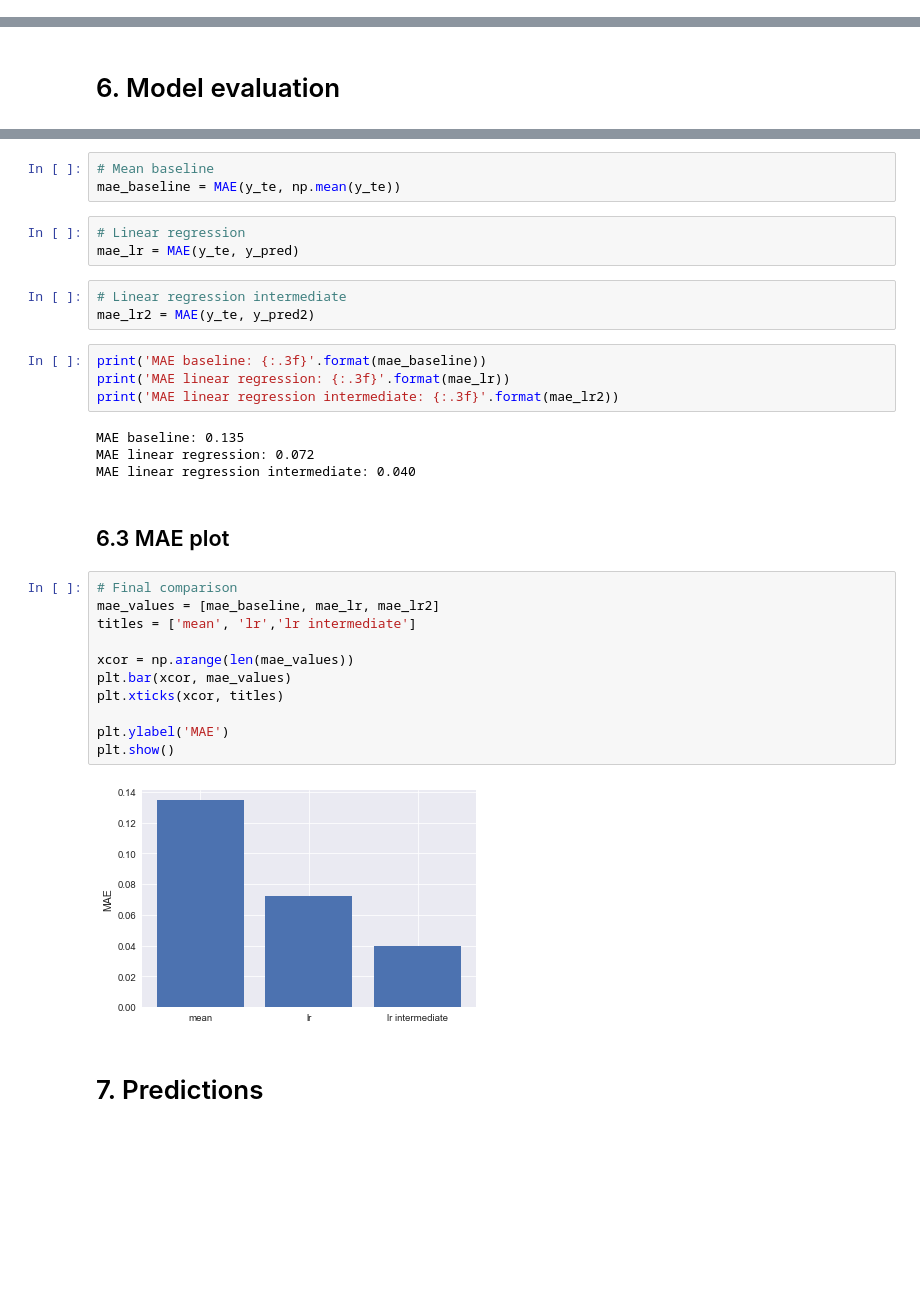
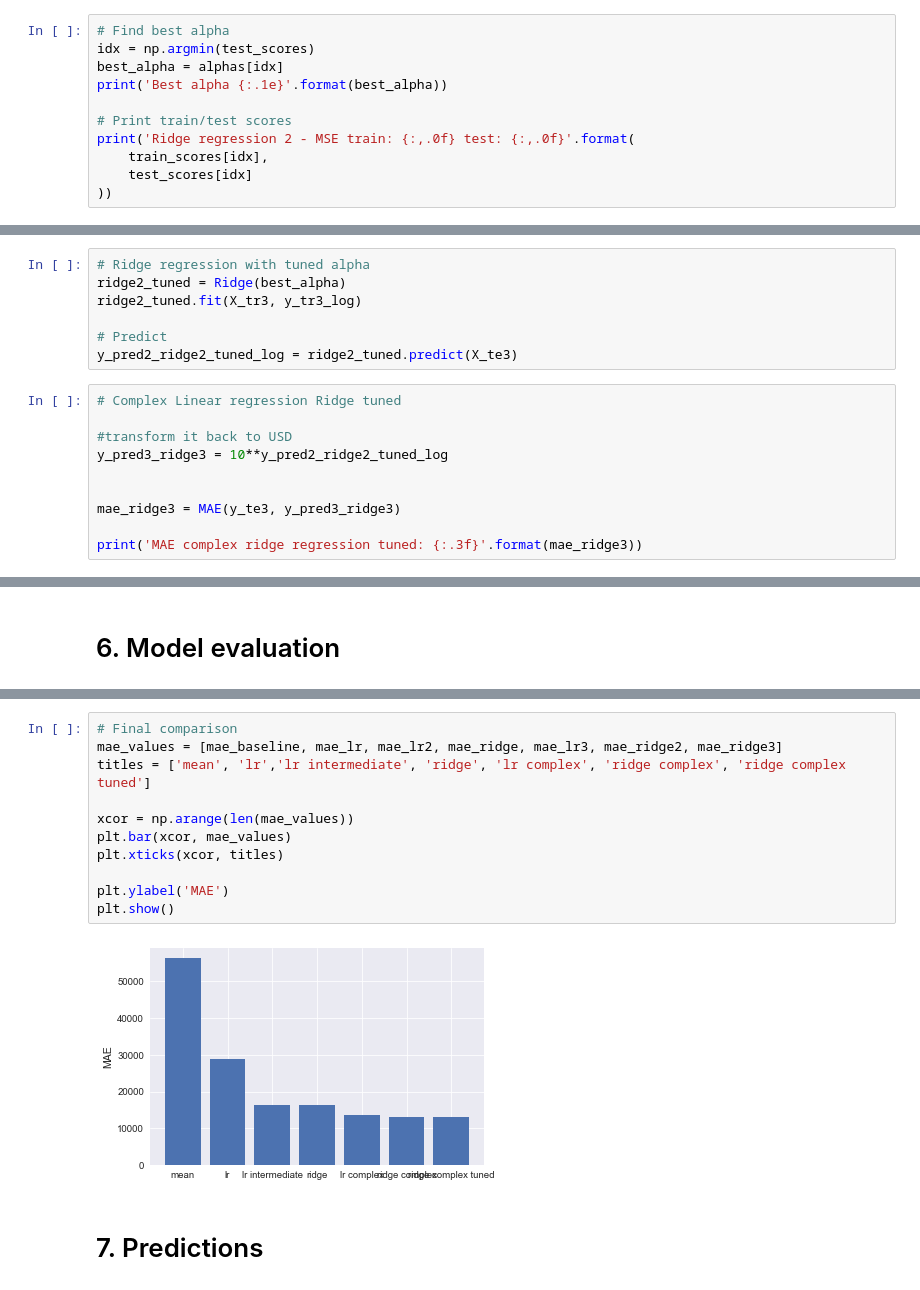
Before and after one commit to daviddapaz/Python, a Jupyter notebook: house-prices-solution.ipynb, the cells around one changed output, grey strips where cells are left out. Cells and saved outputs as stored; diff of their text form; blank space fills up the shorter version.

```diff
--- a/house-prices-solution.ipynb
+++ b/house-prices-solution.ipynb
@@ -534,0 +846,11 @@ y_pred2.shape
+# %%
+# Find best alpha
+idx = np.argmin(test_scores)
+best_alpha = alphas[idx]
+print('Best alpha {:.1e}'.format(best_alpha))
+
+# Print train/test scores
+print('Ridge regression 2 - MSE train: {:,.0f} test: {:,.0f}'.format(
+    train_scores[idx],
+    test_scores[idx]
+))
@@ -534,0 +860,17 @@ y_pred2.shape
+# %%
+# Ridge regression with tuned alpha
+ridge2_tuned = Ridge(best_alpha)
+ridge2_tuned.fit(X_tr3, y_tr3_log)
+
+# Predict
+y_pred2_ridge2_tuned_log = ridge2_tuned.predict(X_te3)
+# %%
+# Complex Linear regression Ridge tuned
+
+#transform it back to USD
+y_pred3_ridge3 = 10**y_pred2_ridge2_tuned_log
+
+
+mae_ridge3 = MAE(y_te3, y_pred3_ridge3)
+
+print('MAE complex ridge regression tuned: {:.3f}'.format(mae_ridge3))
@@ -566,35 +881,16 @@ def MAE(y, y_pred):
-# %%
-# Mean baseline
-mae_baseline = MAE(y_te, np.mean(y_te))
-# %%
-# Linear regression
-mae_lr = MAE(y_te, y_pred)
-# %%
-# Linear regression intermediate
-mae_lr2 = MAE(y_te, y_pred2)
-# %%
-print('MAE baseline: {:.3f}'.format(mae_baseline))
-print('MAE linear regression: {:.3f}'.format(mae_lr))
-print('MAE linear regression intermediate: {:.3f}'.format(mae_lr2))
-# %% [output]
-MAE baseline: 0.135
-MAE linear regression: 0.072
-MAE linear regression intermediate: 0.040
-# %% [markdown]
-## 6.3 MAE plot
 # %%
 # Final comparison
-mae_values = [mae_baseline, mae_lr, mae_lr2]
-titles = ['mean', 'lr','lr intermediate']
+mae_values = [mae_baseline, mae_lr, mae_lr2, mae_ridge, mae_lr3, mae_ridge2, mae_ridge3]
+titles = ['mean', 'lr','lr intermediate', 'ridge', 'lr complex', 'ridge complex', 'ridge complex tuned']
 
 xcor = np.arange(len(mae_values))
 plt.bar(xcor, mae_values)
 plt.xticks(xcor, titles)
 
 plt.ylabel('MAE')
 plt.show()
 # %% [output]
-[figure, old version]
+[figure, new version]
 # %% [markdown]
 # 7. Predictions
 # %% [markdown]
```
Also changed, not shown: parts of 76 cells of this notebook.
